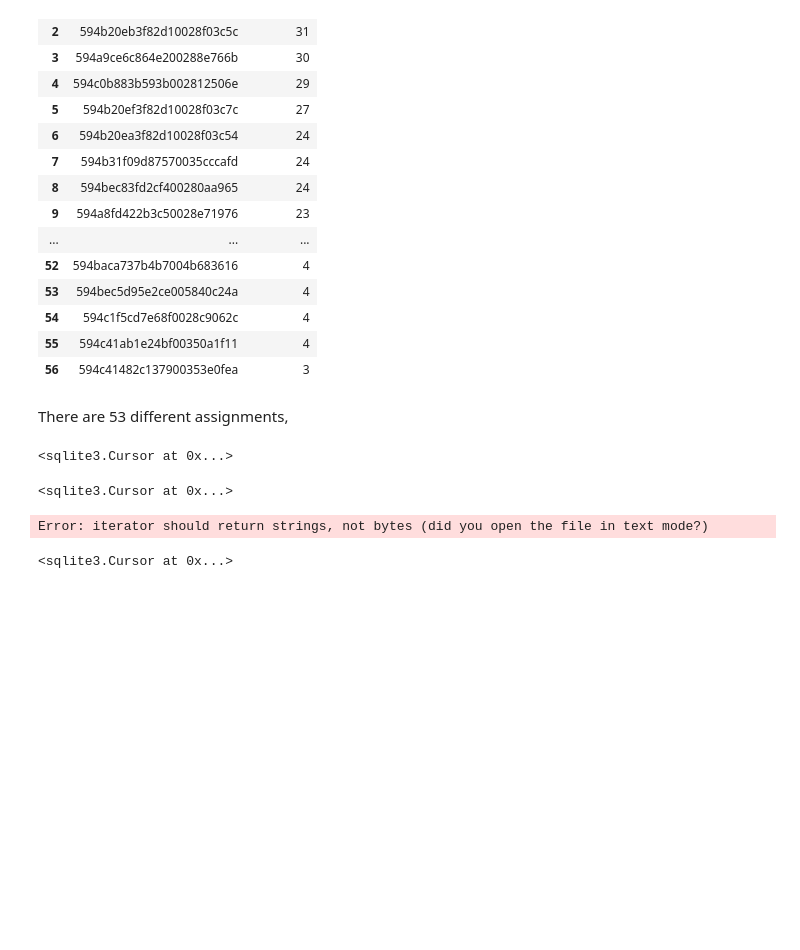
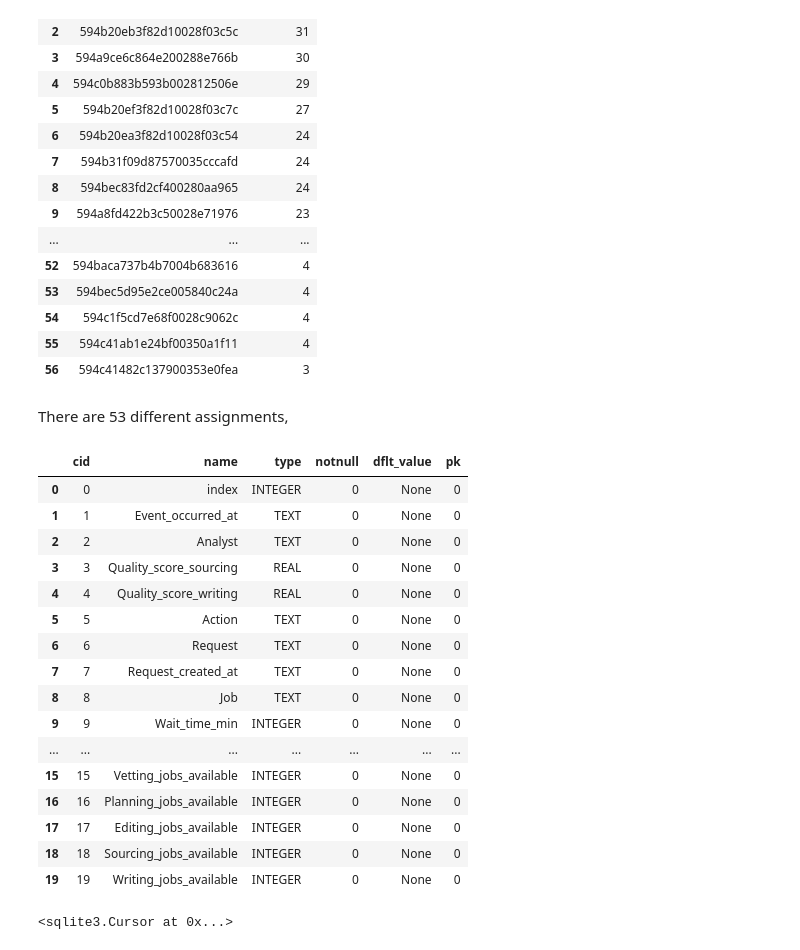
Before and after one commit to erikajane/Wonder_SQL_Task, a Jupyter notebook: Data.ipynb, the cells around one changed output. Drawn from its saved outputs; the diff is of its cells as text; code cells hidden in the pictures; blank space fills up the shorter version.

```diff
--- a/Data.ipynb
+++ b/Data.ipynb
@@ -304,33 +394,30 @@ data
 | 56 | 594c41482c137900353e0fea | 3 |
 # %% [markdown]
 There are 53 different assignments,
+# %%
+c. execute('PRAGMA table_info(Assignments);')
+data = pd.DataFrame(c.fetchall())
+data.columns = [x[0] for x in c.description]
+data
+# %% [output]
+|  | cid | name | type | notnull | dflt_value | pk |
+| 0 | 0 | index | INTEGER | 0 | None | 0 |
+| 1 | 1 | Event_occurred_at | TEXT | 0 | None | 0 |
+| 2 | 2 | Analyst | TEXT | 0 | None | 0 |
+| 3 | 3 | Quality_score_sourcing | REAL | 0 | None | 0 |
+| 4 | 4 | Quality_score_writing | REAL | 0 | None | 0 |
+| 5 | 5 | Action | TEXT | 0 | None | 0 |
+| 6 | 6 | Request | TEXT | 0 | None | 0 |
+| 7 | 7 | Request_created_at | TEXT | 0 | None | 0 |
+| 8 | 8 | Job | TEXT | 0 | None | 0 |
+| 9 | 9 | Wait_time_min | INTEGER | 0 | None | 0 |
+| ... | ... | ... | ... | ... | ... | ... |
+| 15 | 15 | Vetting_jobs_available | INTEGER | 0 | None | 0 |
+| 16 | 16 | Planning_jobs_available | INTEGER | 0 | None | 0 |
+| 17 | 17 | Editing_jobs_available | INTEGER | 0 | None | 0 |
+| 18 | 18 | Sourcing_jobs_available | INTEGER | 0 | None | 0 |
+| 19 | 19 | Writing_jobs_available | INTEGER | 0 | None | 0 |
 # %%
 c.execute('DROP TABLE Assignments;')
 # %% [output]
 <sqlite3.Cursor at 0x...>
-# %%
-con = sqlite3.connect('database.db')
-c = con.cursor()
-c.execute('CREATE TABLE assignments (Event_occurred_at, Analyst, Quality_score_sourcing, Quality_score_writing, Action, Request, Request_created_at, Job, Wait_time_min, Waiting_for, Analysts_available, Analysts_occupied, Total_jobs_available, Review_jobs_available, Vetting_jobs_available, Planning_jobs_available, Editing_jobs_available, Sourcing_jobs_available, Writing_jobs_available)')
-
-
-#df = pd.read_csv('Assignment_Log.csv')
-#df.to_sql('assignments', con, if_exists='append', index=False)
-# %% [output]
-<sqlite3.Cursor at 0x...>
-# %%
-with open('Assignment_Log.csv','rb') as fin: # `with` statement available in 2.5+
-    # csv.DictReader uses first line in file for column headings by default
-    dr = csv.DictReader(fin) # comma is default delimiter
-    for i in dr:
-    to_db = [(i['col1'], i['col2']) for i in dr]
-
-#cur.executemany("INSERT INTO t (col1, col2) VALUES (?, ?);", to_db)
-#con.commit()
-#con.close()
-# %% [output]
-Error: iterator should return strings, not bytes (did you open the file in text mode?)
-# %%
-c.execute('DROP TABLE Assignments;')
-# %% [output]
-<sqlite3.Cursor at 0x...>
```
Also changed, not shown: parts of 36 cells of this notebook, 2 other files.
